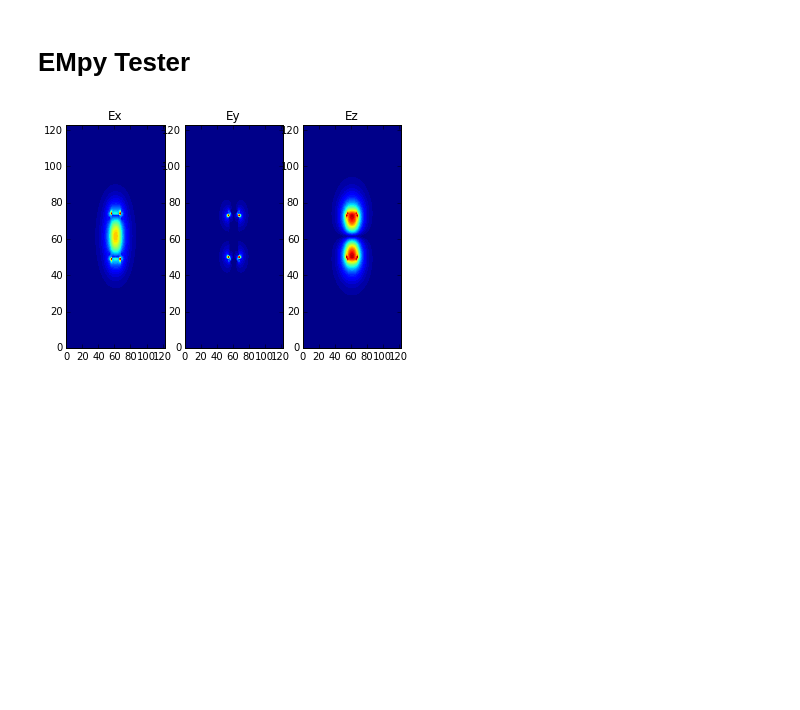
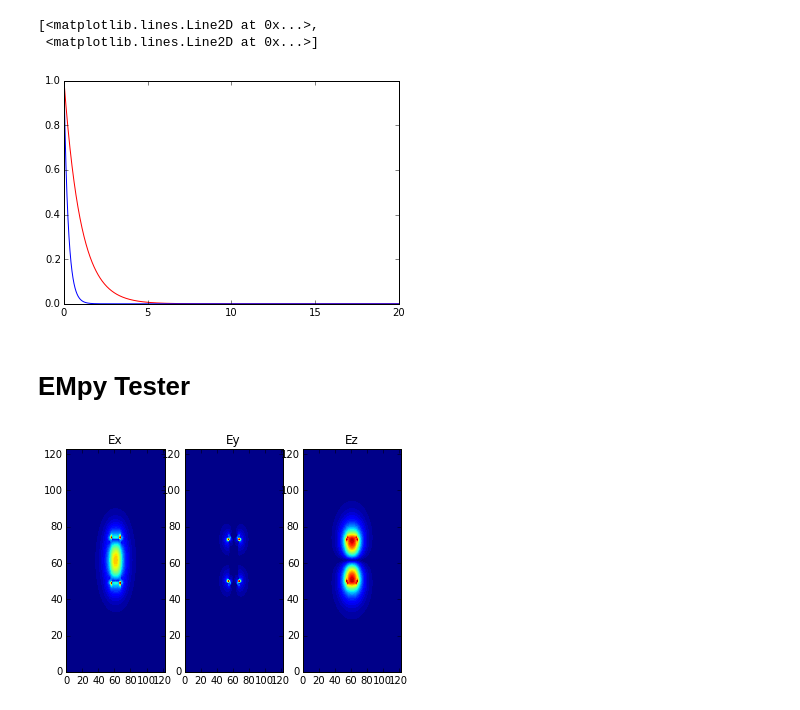
Before and after one commit to thomaspmann/LeedsPhotonics, a Jupyter notebook: Tester.ipynb, the cells around one changed output. Cells and saved outputs as stored; diff of their text form; code cells hidden in the pictures; blank space fills up the shorter version.

```diff
--- a/Tester.ipynb
+++ b/Tester.ipynb
@@ -3,6 +3,18 @@ import numpy as np
 import scipy as sp
 import matplotlib.pyplot as plt
 %matplotlib inline
+# %%
+t = np.linspace(0,20,1000)
+
+A = 4
+y = np.exp(-t)
+y_high = np.exp(-A*t)
+
+plt.plot(t,y, 'r', t, y_high, 'b')
+# %% [output]
+[<matplotlib.lines.Line2D at 0x...>,
+ <matplotlib.lines.Line2D at 0x...>]
+[figure, added]
 # %%
 theta = np.linspace(0,90, num=90, endpoint=False)
 # %% [markdown]
```
Also changed, not shown: 2 other files.
